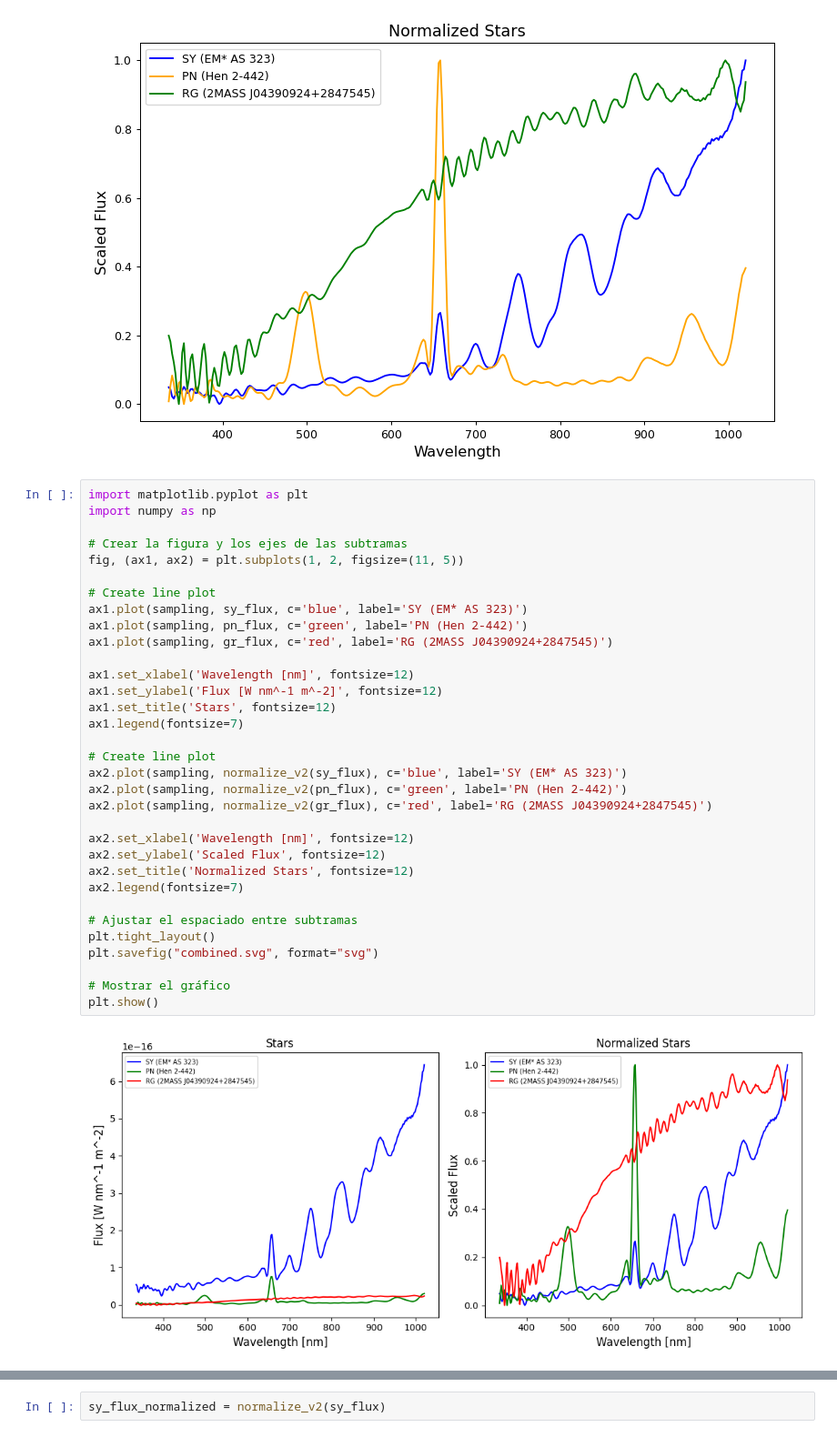
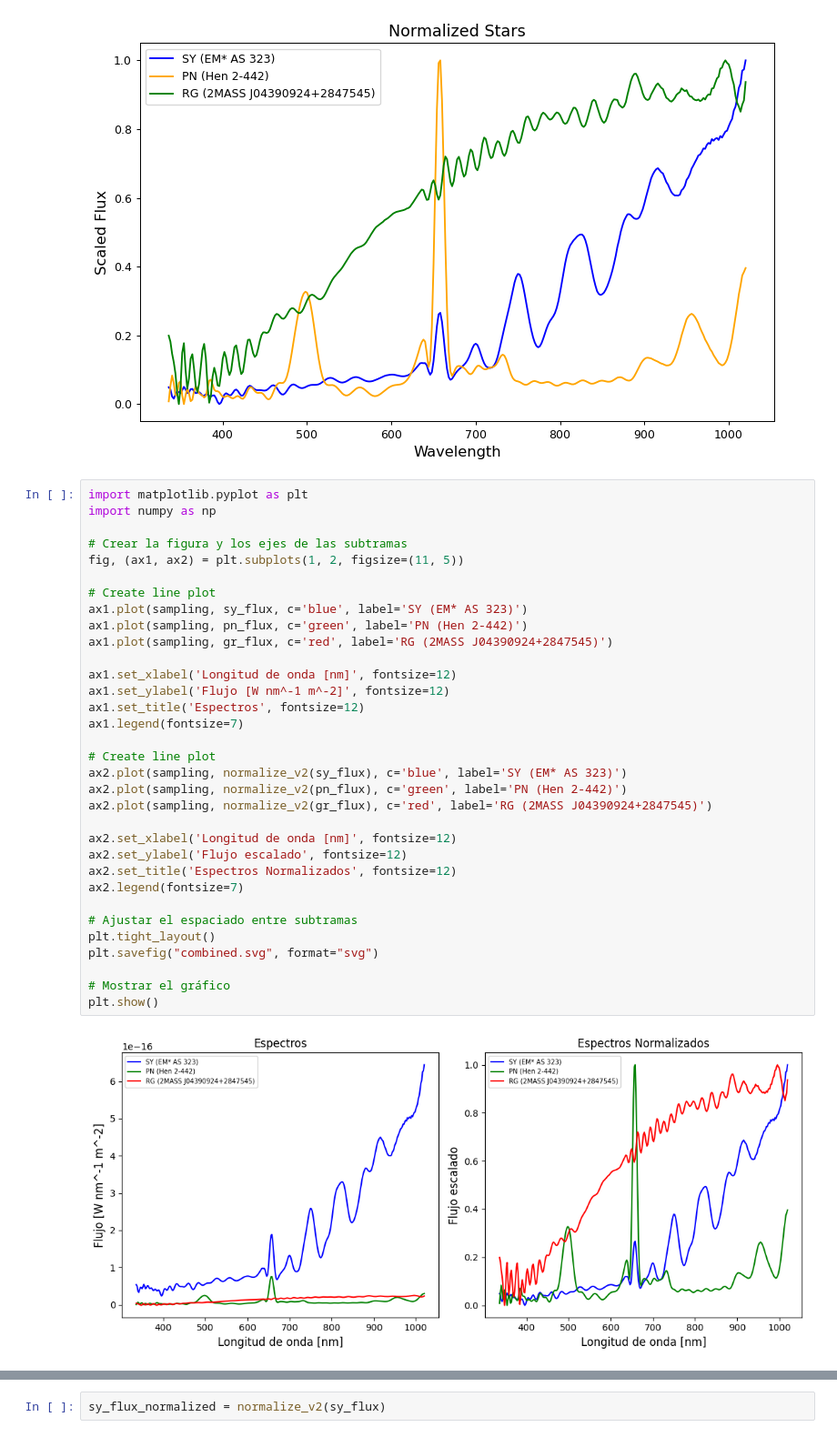
Before and after one commit to opcruz/gaiaDR3ML, a Jupyter notebook: GaiaXpy/noise/Noise2.ipynb, the cells around one changed output, grey strips where cells are left out. Shown at 91% size. Cells and saved outputs as stored; diff of their text form.

```diff
--- a/GaiaXpy/noise/Noise2.ipynb
+++ b/GaiaXpy/noise/Noise2.ipynb
@@ -85,36 +85,36 @@ The PostScript backend does not support transparency; partially transparent arti
 # %%
 import matplotlib.pyplot as plt
 import numpy as np
 
 # Crear la figura y los ejes de las subtramas
 fig, (ax1, ax2) = plt.subplots(1, 2, figsize=(11, 5))
 
 # Create line plot
 ax1.plot(sampling, sy_flux, c='blue', label='SY (EM* AS 323)')
 ax1.plot(sampling, pn_flux, c='green', label='PN (Hen 2-442)')
 ax1.plot(sampling, gr_flux, c='red', label='RG (2MASS J04390924+2847545)')
 
-ax1.set_xlabel('Wavelength [nm]', fontsize=12)
-ax1.set_ylabel('Flux [W nm^-1 m^-2]', fontsize=12)
-ax1.set_title('Stars', fontsize=12)
+ax1.set_xlabel('Longitud de onda [nm]', fontsize=12)
+ax1.set_ylabel('Flujo [W nm^-1 m^-2]', fontsize=12)
+ax1.set_title('Espectros', fontsize=12)
 ax1.legend(fontsize=7)
 
 # Create line plot
 ax2.plot(sampling, normalize_v2(sy_flux), c='blue', label='SY (EM* AS 323)')
 ax2.plot(sampling, normalize_v2(pn_flux), c='green', label='PN (Hen 2-442)')
 ax2.plot(sampling, normalize_v2(gr_flux), c='red', label='RG (2MASS J04390924+2847545)')
 
-ax2.set_xlabel('Wavelength [nm]', fontsize=12)
-ax2.set_ylabel('Scaled Flux', fontsize=12)
-ax2.set_title('Normalized Stars', fontsize=12)
+ax2.set_xlabel('Longitud de onda [nm]', fontsize=12)
+ax2.set_ylabel('Flujo escalado', fontsize=12)
+ax2.set_title('Espectros Normalizados', fontsize=12)
 ax2.legend(fontsize=7)
 
 # Ajustar el espaciado entre subtramas
 plt.tight_layout()
 plt.savefig("combined.svg", format="svg")
 
 # Mostrar el gráfico
 plt.show()
 # %% [output]
-[figure, old version]
+[figure, new version]
 # %%
```
Also changed, not shown: parts of 4 cells of this notebook, 8 other files.
